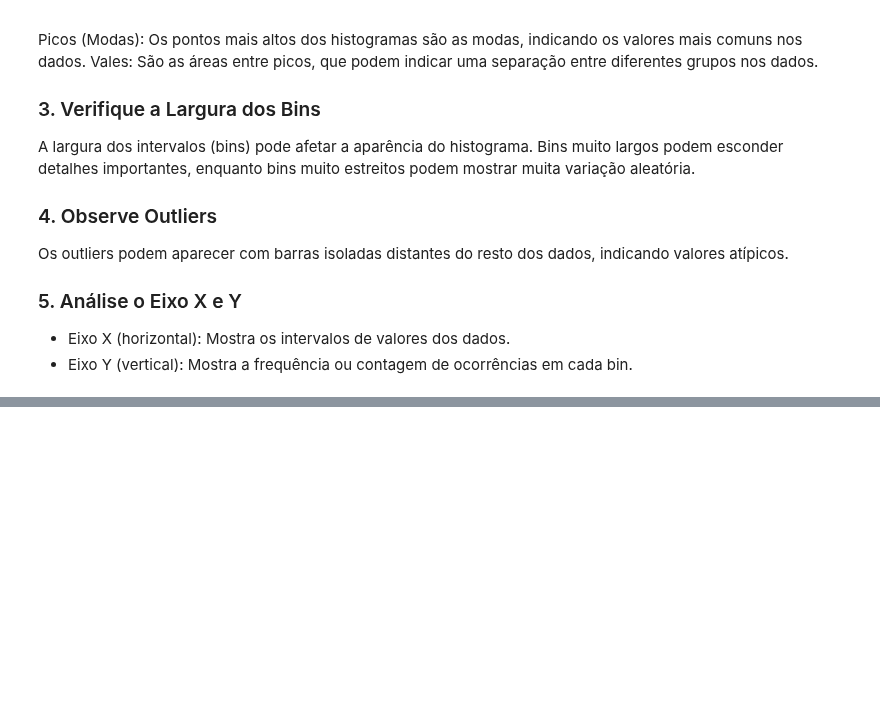
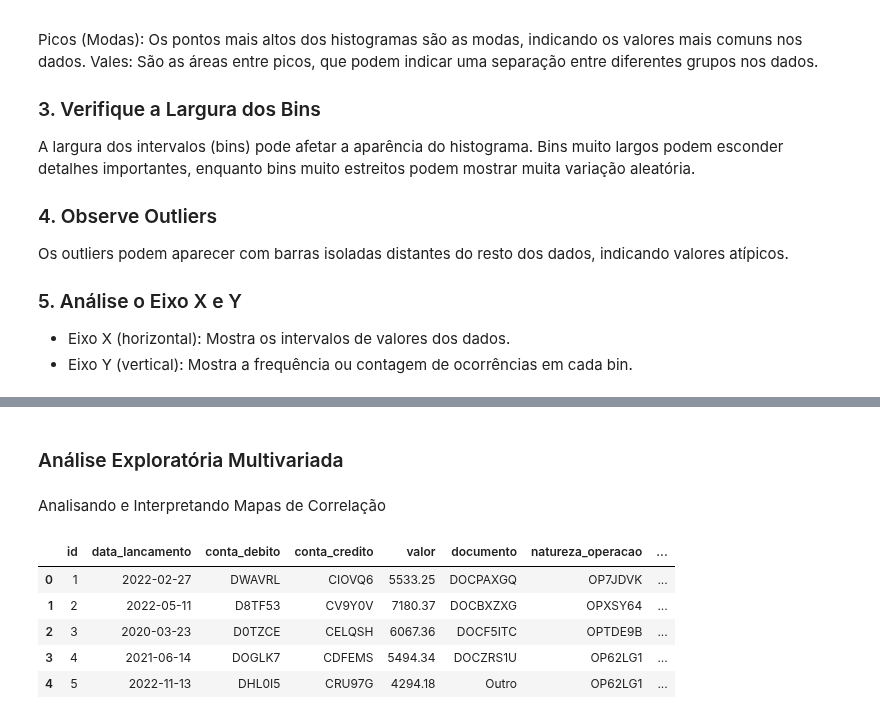
Before and after one commit to leojutsu/analise_de_dados, a Jupyter notebook: projeto4.ipynb, the cells around one changed output, grey strips where cells are left out. Drawn from its saved outputs; the diff is of its cells as text; code cells hidden in the pictures; blank space fills up the shorter version.

Commit message:
Estudo e análise de corelação

```diff
--- a/projeto4.ipynb
+++ b/projeto4.ipynb
@@ -568,0 +625,4 @@ Os outliers podem aparecer com barras isoladas distantes do resto dos dados, ind
+# %% [markdown]
+### Análise Exploratória Multivariada
+# %% [markdown]
+Analisando e Interpretando Mapas de Correlação
@@ -568,0 +636,9 @@ Os outliers podem aparecer com barras isoladas distantes do resto dos dados, ind
+# %%
+df_filtro_2.head()
+# %% [output]
+|  | id | data_lancamento | conta_debito | conta_credito | valor | documento | natureza_operacao | ... |
+| 0 | 1 | 2022-02-27 | DWAVRL | CIOVQ6 | 5533.25 | DOCPAXGQ | OP7JDVK | ... |
+| 1 | 2 | 2022-05-11 | D8TF53 | CV9Y0V | 7180.37 | DOCBXZXG | OPXSY64 | ... |
+| 2 | 3 | 2020-03-23 | D0TZCE | CELQSH | 6067.36 | DOCF5ITC | OPTDE9B | ... |
+| 3 | 4 | 2021-06-14 | DOGLK7 | CDFEMS | 5494.34 | DOCZRS1U | OP62LG1 | ... |
+| 4 | 5 | 2022-11-13 | DHL0I5 | CRU97G | 4294.18 | Outro | OP62LG1 | ... |
```
Also changed, not shown: parts of 11 cells of this notebook.
